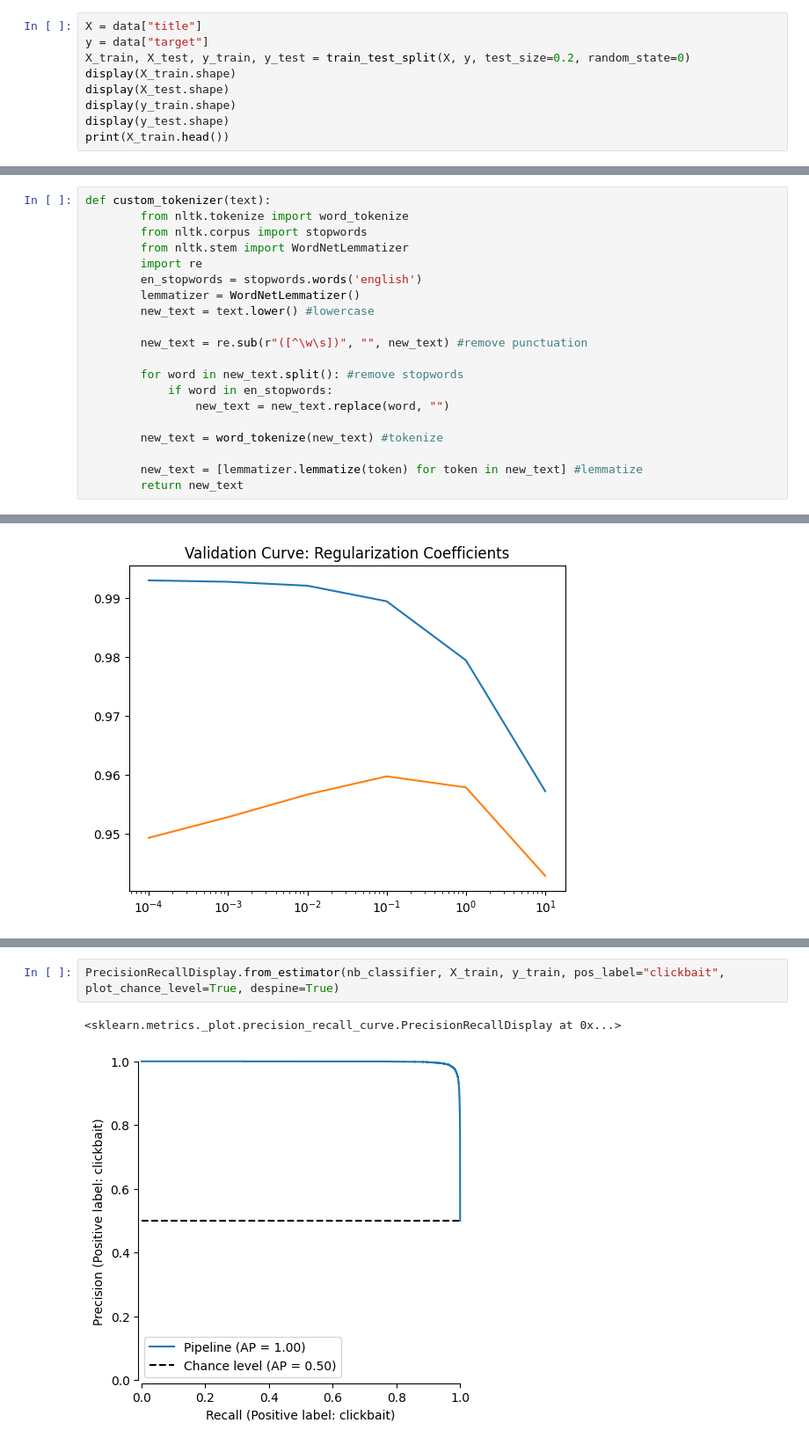
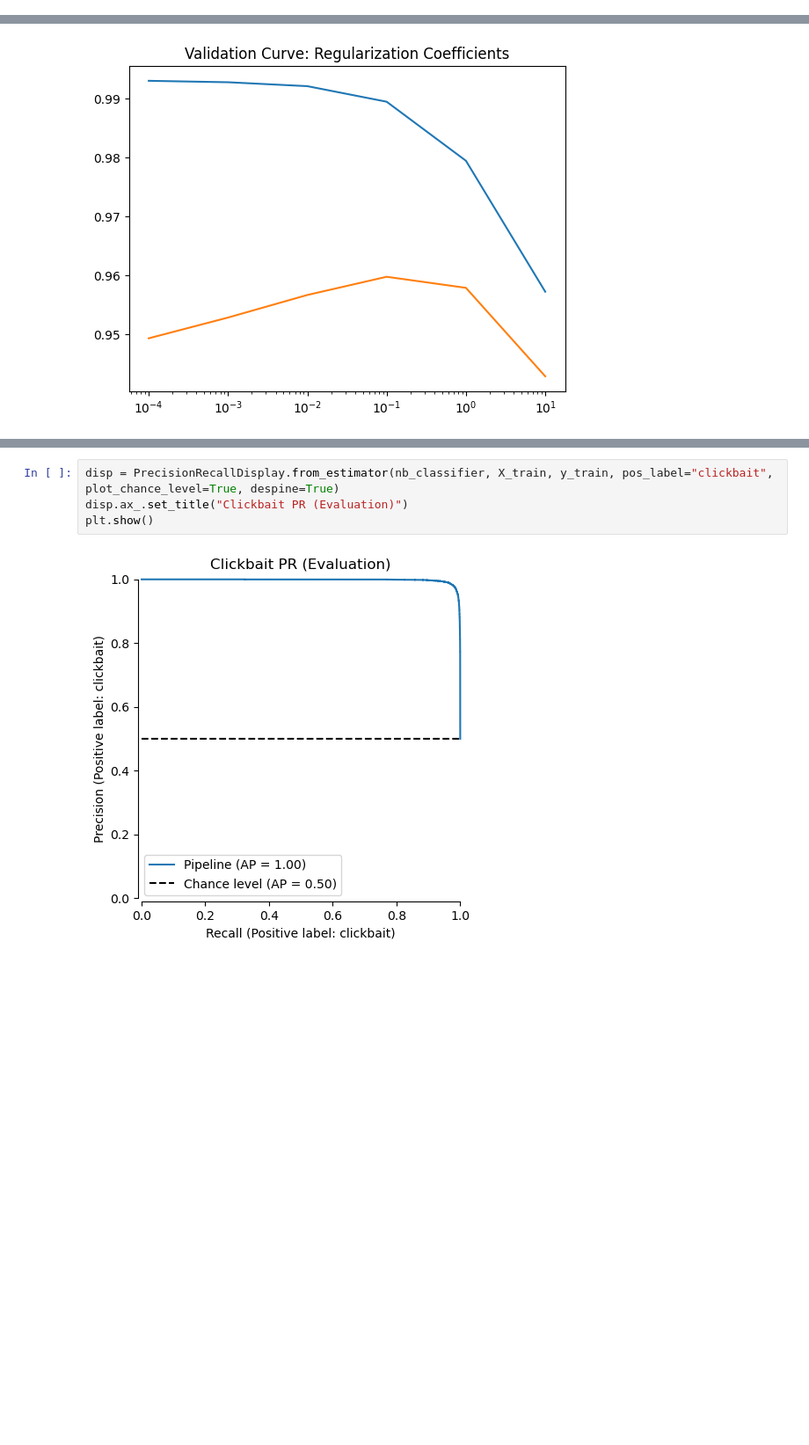
Before and after one commit to J-M-Bell/ClickbaitClassifierModel, a Jupyter notebook: NBTest.ipynb, the cells around one changed output, grey strips where cells are left out. Shown at 88% size. Cells and saved outputs as stored; diff of their text form; blank space fills up the shorter version.

Commit message:
NBTest - edited NBTest to follow classifier notebook guidelines

```diff
--- a/NBTest.ipynb
+++ b/NBTest.ipynb
@@ -47,9 +2,0 @@ display(data)
-# %%
-X = data["title"]
-y = data["target"]
-X_train, X_test, y_train, y_test = train_test_split(X, y, test_size=0.2, random_state=0)
-display(X_train.shape)
-display(X_test.shape)
-display(y_train.shape)
-display(y_test.shape)
-print(X_train.head())
@@ -67,20 +2,0 @@ Name: title, dtype: object
-# %%
-def custom_tokenizer(text):
-        from nltk.tokenize import word_tokenize
-        from nltk.corpus import stopwords
-        from nltk.stem import WordNetLemmatizer
-        import re
-        en_stopwords = stopwords.words('english')
-        lemmatizer = WordNetLemmatizer()
-        new_text = text.lower() #lowercase
-
-        new_text = re.sub(r"([^\w\s])", "", new_text) #remove punctuation
-
-        for word in new_text.split(): #remove stopwords
-            if word in en_stopwords:
-                new_text = new_text.replace(word, "")
-
-        new_text = word_tokenize(new_text) #tokenize
-
-        new_text = [lemmatizer.lemmatize(token) for token in new_text] #lemmatize
-        return new_text
@@ -260,5 +200,6 @@ Specificity Score 0.971582481067999
 # %%
-PrecisionRecallDisplay.from_estimator(nb_classifier, X_train, y_train, pos_label="clickbait", plot_chance_level=True, despine=True)
+disp = PrecisionRecallDisplay.from_estimator(nb_classifier, X_train, y_train, pos_label="clickbait", plot_chance_level=True, despine=True)
+disp.ax_.set_title("Clickbait PR (Evaluation)")
+plt.show()
 # %% [output]
-<sklearn.metrics._plot.precision_recall_curve.PrecisionRecallDisplay at 0x...>
-[figure, old version]
+[figure, new version]
```
Also changed, not shown: parts of 36 cells of this notebook.
